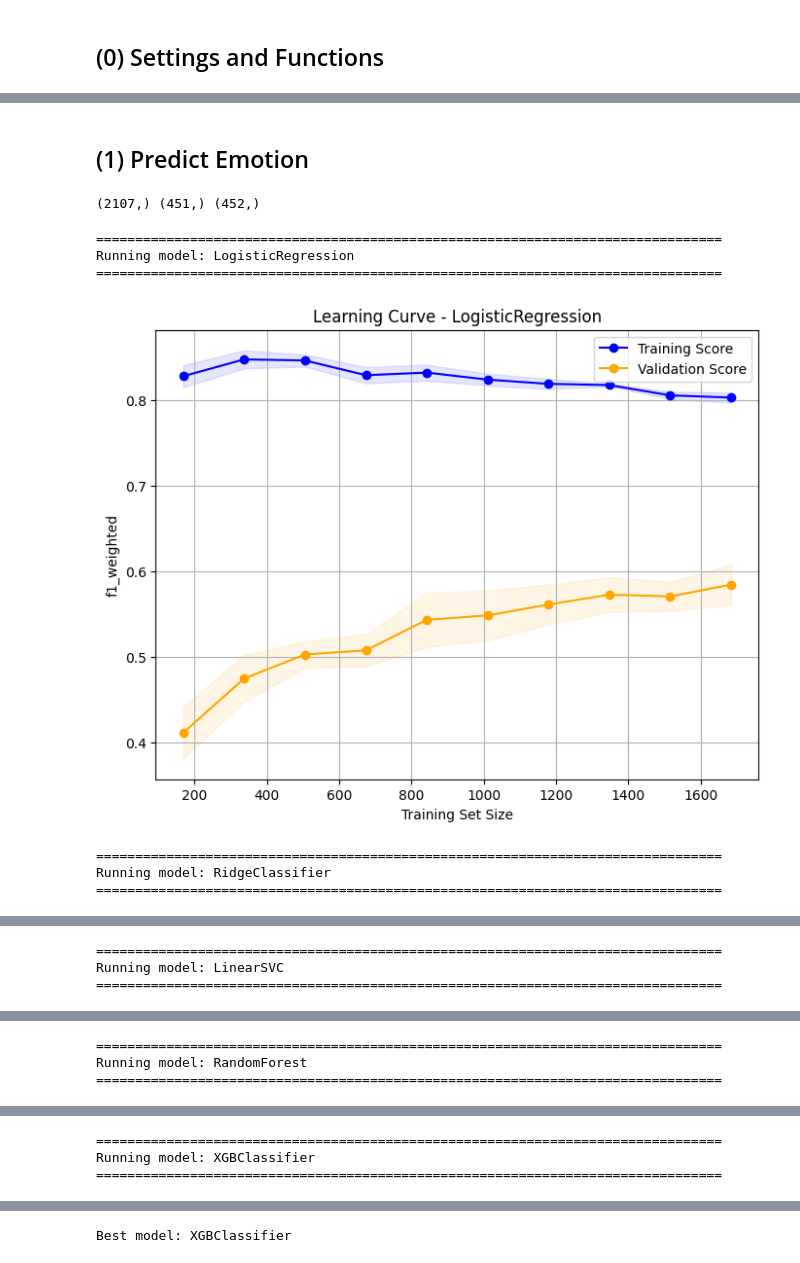
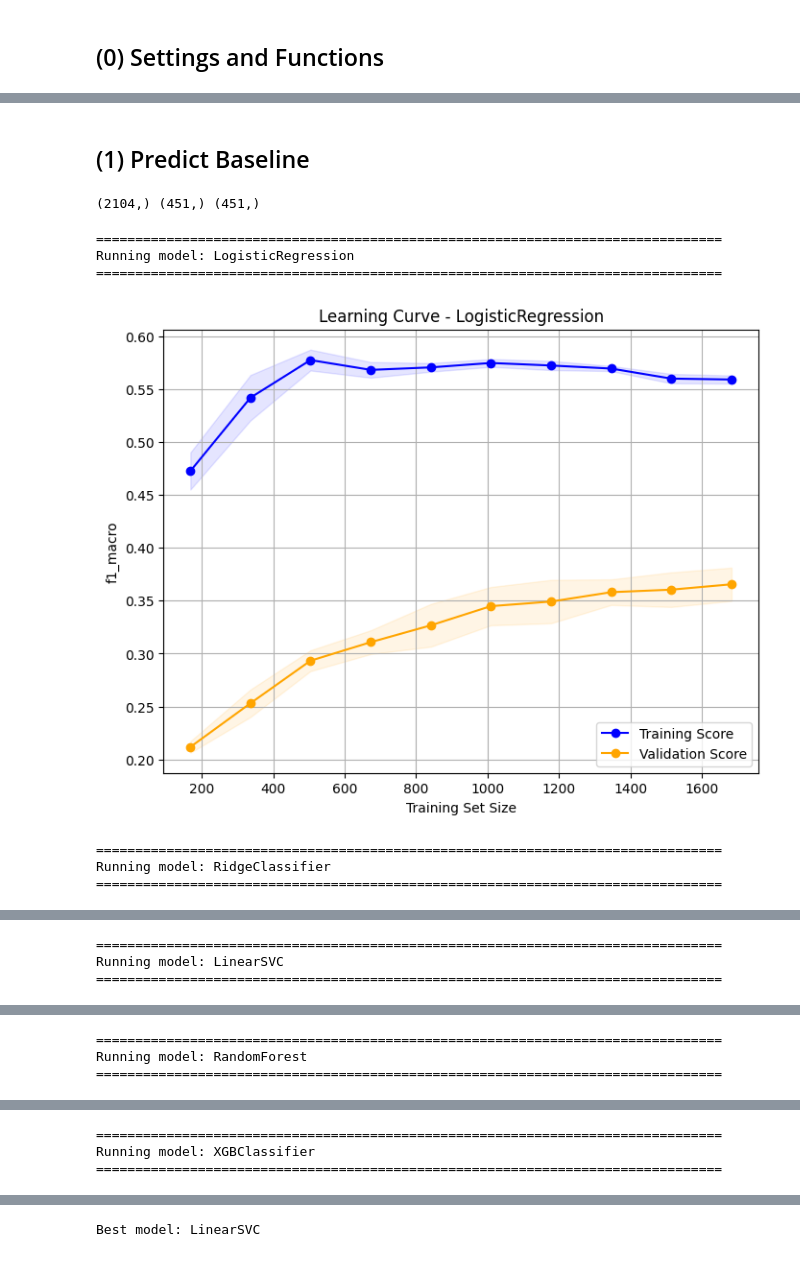
Before and after one commit to LuanBarbs/tcc-emotion-detection-nlp, a Jupyter notebook: src/baseline/baseline_08_PlayStoreReviews_TFIDF.ipynb, the cells around one changed output, grey strips where cells are left out. Drawn from its saved outputs; the diff is of its cells as text; code cells hidden in the pictures.

Commit message:
subindo resultados de feature e balanceamento para GoEmotions e PlayStoreReviews

```diff
--- a/src/baseline/baseline_08_PlayStoreReviews_TFIDF.ipynb
+++ b/src/baseline/baseline_08_PlayStoreReviews_TFIDF.ipynb
@@ -24,12 +29,14 @@ from sklearn.base import clone
 # %%
 df = pd.read_csv("../../data/treated/play_store_reviews_treated.csv")
 
-df['CLEAN_TEXT'] = (
-    df['CLEAN_TEXT']
+df['BASE_TEXT'] = (
+    df['BASE_TEXT']
     .fillna("")        # remove NaN
     .astype(str)       # garante string
 )
 
+df = df[df["EMOTION"] != "surprise"]
+
 print(df.shape)
 df.head(3)
 # %% [output]
@@ -119,7 +132,7 @@ def plot_feature_importance_top_k(model, feature_names, k=15, model_name="Model"
     plt.tight_layout()
     plt.show()
 # %% [markdown]
-## (1) Predict Emotion
+## (1) Predict Baseline
 # %%
 X_text = df['CLEAN_TEXT']
 
@@ -140,7 +153,7 @@ X_text_dev, X_text_test, y_dev, y_test = train_test_split(
 
 print(X_text_train.shape, X_text_dev.shape, X_text_test.shape)
 # %% [output]
-(2107,) (451,) (452,)
+(2104,) (451,) (451,)
 # %%
 models_for_testing = {
     "LogisticRegression": LogisticRegression(max_iter=1000, random_state=42),
@@ -167,41 +180,49 @@ def run_predictions(name, model, X_text_train, y_train):
         ("model", model)
     ])
 
     cv_res = avaliar_cv(clone(pipe), X_text_train, y_train, n_splits=5, n_repeats=6)
 
-    plotar_learning_curve(clone(pipe), X_text_train, y_train, model_name=name, cv=5, scoring="f1_weighted")
+    plotar_learning_curve(clone(pipe), X_text_train, y_train, model_name=name, cv=5, scoring="f1_macro")
 
     results.append({
         "Model": name,
 
         "CV_Accuracy_mean":  cv_res["Accuracy"][0],
         "CV_Accuracy_std":   cv_res["Accuracy"][1],
         "CV_Accuracy_all":   cv_res["Accuracy"][2],
 
-        "CV_Precision_weighted_mean":  cv_res["Precision_weighted"][0],
-        "CV_Precision_weighted_std":   cv_res["Precision_weighted"][1],
-        "CV_Precision_weighted_all":   cv_res["Precision_weighted"][2],
+        "CV_Precision_macro_mean":  cv_res["Precision_macro"][0],
+        "CV_Precision_macro_std":   cv_res["Precision_macro"][1],
+        "CV_Precision_macro_all":   cv_res["Precision_macro"][2],
 
-        "CV_Recall_weighted_mean":  cv_res["Recall_weighted"][0],
-        "CV_Recall_weighted_std":   cv_res["Recall_weighted"][1],
-        "CV_Recall_weighted_all":   cv_res["Recall_weighted"][2],
+        "CV_Recall_macro_mean":  cv_res["Recall_macro"][0],
+        "CV_Recall_macro_std":   cv_res["Recall_macro"][1],
+        "CV_Recall_macro_all":   cv_res["Recall_macro"][2],
+
+        "CV_F1_macro_mean":  cv_res["F1_macro"][0],
+        "CV_F1_macro_std":   cv_res["F1_macro"][1],
+        "CV_F1_macro_all":   cv_res["F1_macro"][2],
 
         "CV_F1_weighted_mean":  cv_res["F1_weighted"][0],
         "CV_F1_weighted_std":   cv_res["F1_weighted"][1],
         "CV_F1_weighted_all":   cv_res["F1_weighted"][2],
+
+        "CV_F1_micro_mean":  cv_res["F1_micro"][0],
+        "CV_F1_micro_std":   cv_res["F1_micro"][1],
+        "CV_F1_micro_all":   cv_res["F1_micro"][2],
     })
 
 for name, model in models_for_testing.items():
     run_predictions(name, model, X_text_train, y_train)
 
 df_results = pd.DataFrame(results)
 best_model = df_results.sort_values(by="CV_F1_weighted_mean", ascending=False).iloc[0]["Model"]
 print("Best model:", best_model)
 # %% [output]
 ================================================================================
 Running model: LogisticRegression
 ================================================================================
-[figure, old version]
+[figure, new version]
 ================================================================================
 Running model: RidgeClassifier
 ================================================================================
@@ -221,4 +242,4 @@ Running model: XGBClassifier
-Best model: XGBClassifier
+Best model: LinearSVC
 # %%
 def format_results(df):
     formatted_df = df.copy()
```
Also changed, not shown: parts of 14 cells of this notebook, 17 other files.
